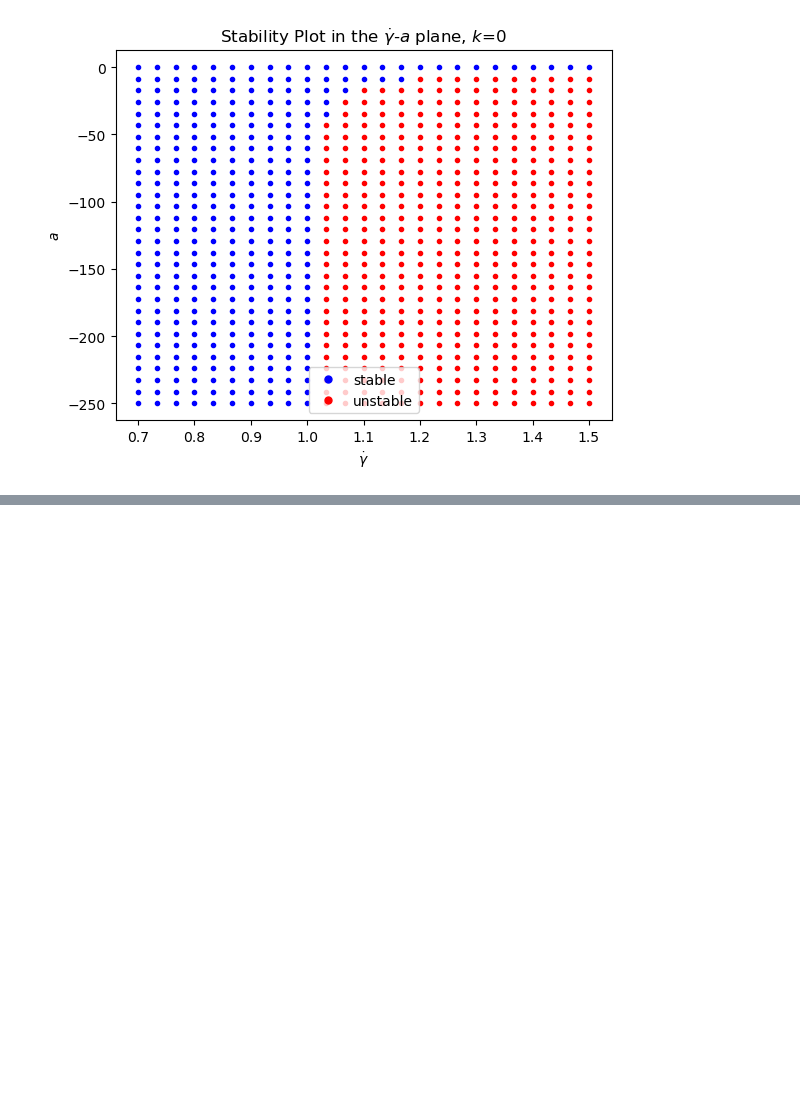
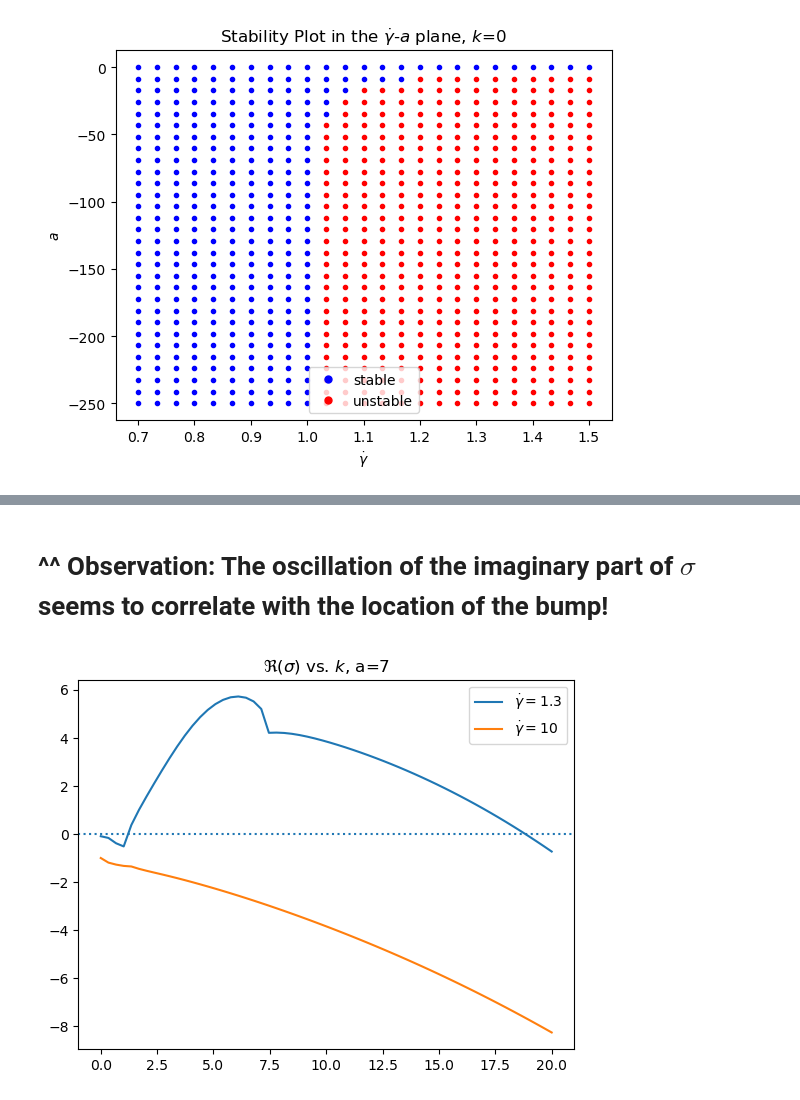
Before and after one commit to jaspercjp/Chebyshev-Pseudospectral-Active-Shear, a Jupyter notebook: python-code/ls2/analysis_tau.ipynb, the cells around one changed output, grey strips where cells are left out. Cells and saved outputs as stored; diff of their text form; code cells hidden in the pictures; blank space fills up the shorter version.

```diff
--- a/python-code/ls2/analysis_tau.ipynb
+++ b/python-code/ls2/analysis_tau.ipynb
@@ -354,0 +397,8 @@ graph_spectra_gd_a_grid([gdl,gdr,ngd],[al,ar,na],tau,k,l_over_W_sq=0)
+# %% [markdown]
+# ^^ Observation: The oscillation of the imaginary part of $\sigma$ seems to correlate with the location of the bump!
+# %%
+_a=7
+_gds = [1.3, 10]
+max_real_evs_test = plot_resig_k(_a,_gds, n=60, plot=True)
+# %% [output]
+[figure, added]
```
Also changed, not shown: parts of 16 cells of this notebook, 16 other files.
